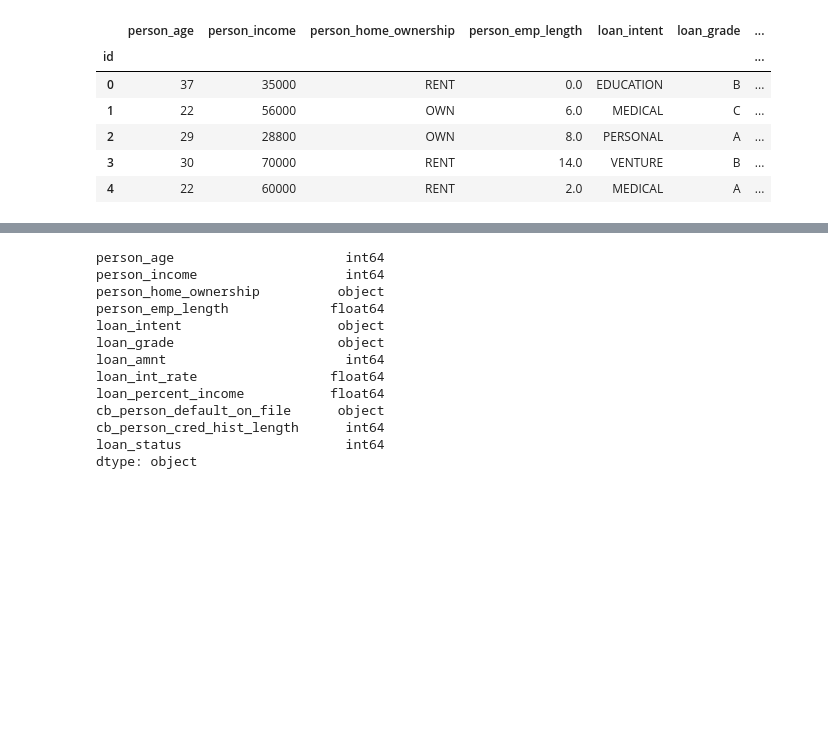
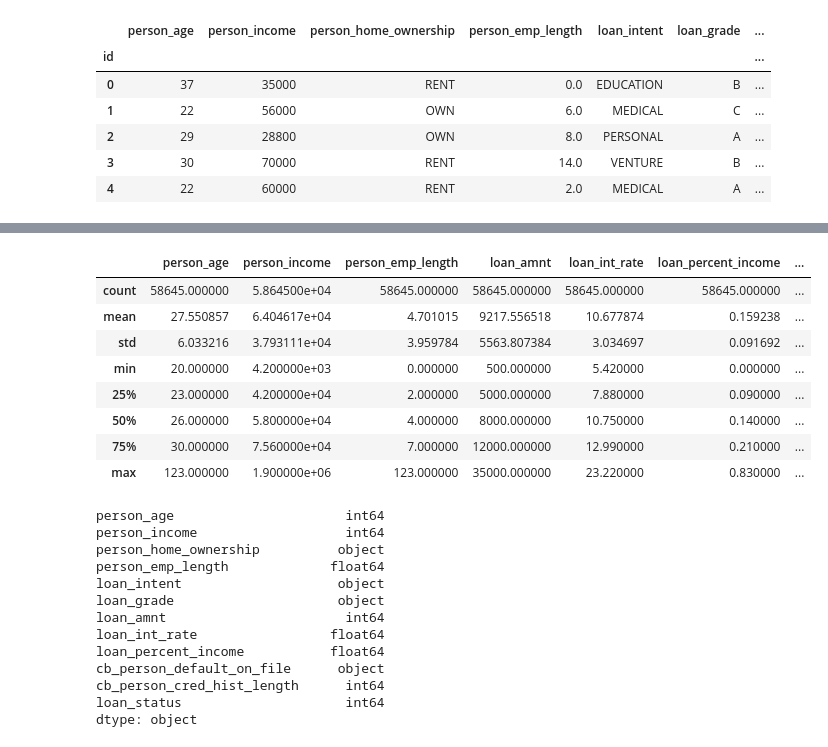
Before and after one commit to jasonwj96/kaggle-projects, a Jupyter notebook: Loan Approval Prediction.ipynb, the cells around one changed output, grey strips where cells are left out. Cells and saved outputs as stored; diff of their text form; code cells hidden in the pictures; blank space fills up the shorter version.

```diff
--- a/Loan Approval Prediction.ipynb
+++ b/Loan Approval Prediction.ipynb
@@ -33,3 +58,15 @@ train_df.head()
+# %%
+train_df.describe()
+# %% [output]
+|  | person_age | person_income | person_emp_length | loan_amnt | loan_int_rate | loan_percent_income | ... |
+| count | 58645.000000 | 5.864500e+04 | 58645.000000 | 58645.000000 | 58645.000000 | 58645.000000 | ... |
+| mean | 27.550857 | 6.404617e+04 | 4.701015 | 9217.556518 | 10.677874 | 0.159238 | ... |
+| std | 6.033216 | 3.793111e+04 | 3.959784 | 5563.807384 | 3.034697 | 0.091692 | ... |
+| min | 20.000000 | 4.200000e+03 | 0.000000 | 500.000000 | 5.420000 | 0.000000 | ... |
+| 25% | 23.000000 | 4.200000e+04 | 2.000000 | 5000.000000 | 7.880000 | 0.090000 | ... |
+| 50% | 26.000000 | 5.800000e+04 | 4.000000 | 8000.000000 | 10.750000 | 0.140000 | ... |
+| 75% | 30.000000 | 7.560000e+04 | 7.000000 | 12000.000000 | 12.990000 | 0.210000 | ... |
+| max | 123.000000 | 1.900000e+06 | 123.000000 | 35000.000000 | 23.220000 | 0.830000 | ... |
 # %%
 train_df.dtypes
 # %% [output]
```
Also changed, not shown: parts of 11 cells of this notebook, 1 other file.
